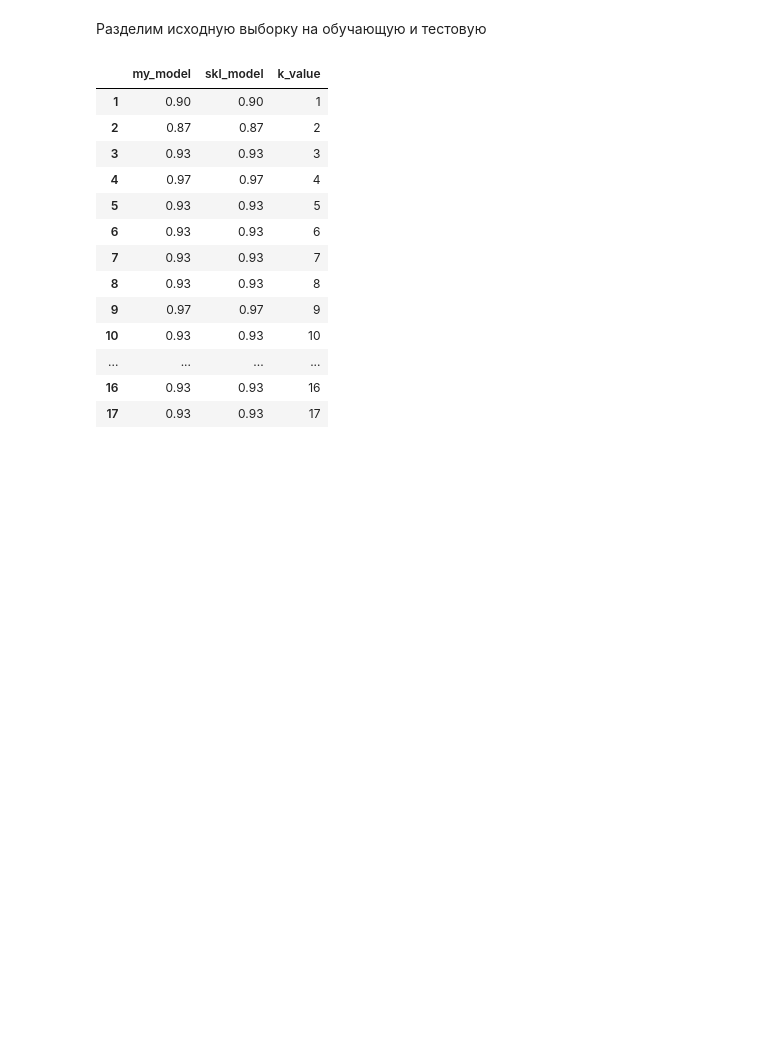
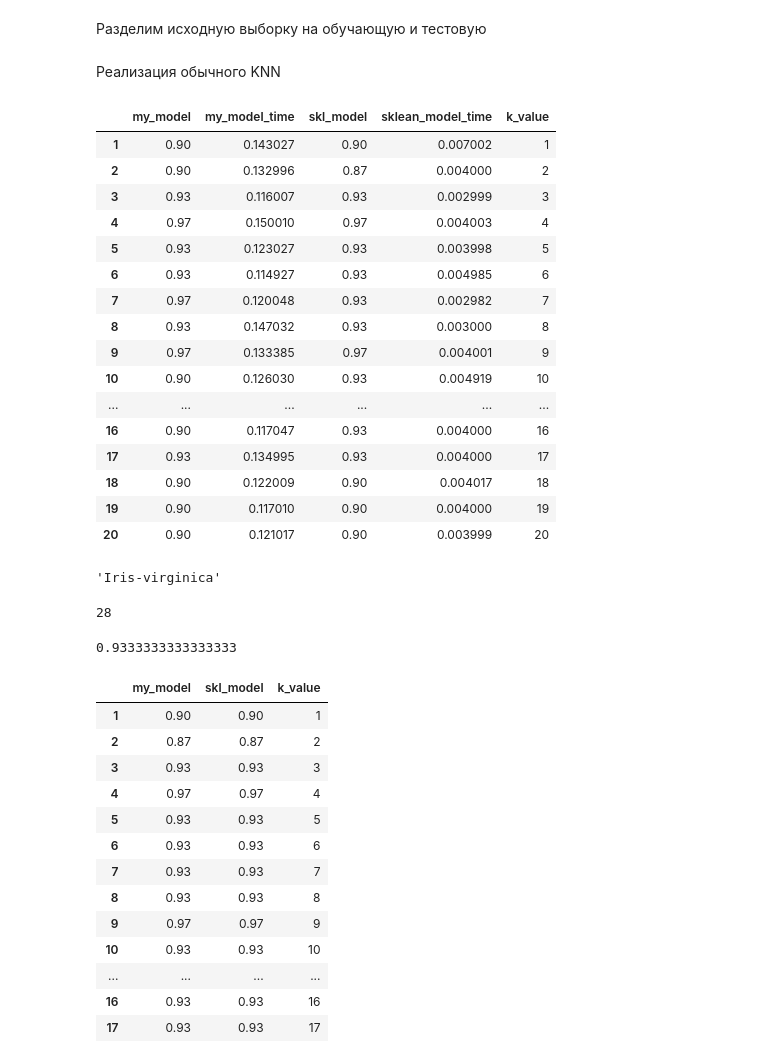
Before and after one commit to VladislavEpifanow/ML-Lab1-, a Jupyter notebook: Lab1_ML.ipynb, the cells around one changed output. Saved outputs shown, nothing was run; the diff lists cells and outputs as text; code cells hidden in the pictures; blank space fills up the shorter version.

Commit message:
Добавил свою реализацию обычного KNN и с парзеновским окном

```diff
--- a/Lab1_ML.ipynb
+++ b/Lab1_ML.ipynb
@@ -105,3 +109,19 @@ X_train, X_test, y_train, y_test = train_test_split(df.drop('class', axis = 1),
                                                     df['class'],
                                                     test_size = 0.2,
                                                     random_state = 54545)
+# %%
+## Метрики расстояния
+def euclid_distance(point_1, point_2):
+    return np.linalg.norm(point_1 - point_2)
+
+def manhattan_distance(point_1, point_2):
+    return sum(abs(point_1 - point_2))
+
+## Ядра
+def linear_kernel(dist, max_dist):
+    return (max_dist - dist)/max_dist
+
+def quadric_kernel(dist, max_dist):
+    return (max_dist ** 2 - (dist/max_dist) ** 2)/(max_dist ** 2)
+# %% [markdown]
+Реализация обычного KNN
@@ -107,0 +267,20 @@ X_train, X_test, y_train, y_test = train_test_split(df.drop('class', axis = 1),
+# %%
+comparasion_models(1,20,MyKNearestNeighbors, euclid_distance, X_train.to_numpy(), y_train, X_test.to_numpy(), y_test.to_numpy())
+# %% [output]
+|  | my_model | my_model_time | skl_model | sklean_model_time | k_value |
+| 1 | 0.90 | 0.143027 | 0.90 | 0.007002 | 1 |
+| 2 | 0.90 | 0.132996 | 0.87 | 0.004000 | 2 |
+| 3 | 0.93 | 0.116007 | 0.93 | 0.002999 | 3 |
+| 4 | 0.97 | 0.150010 | 0.97 | 0.004003 | 4 |
+| 5 | 0.93 | 0.123027 | 0.93 | 0.003998 | 5 |
+| 6 | 0.93 | 0.114927 | 0.93 | 0.004985 | 6 |
+| 7 | 0.97 | 0.120048 | 0.93 | 0.002982 | 7 |
+| 8 | 0.93 | 0.147032 | 0.93 | 0.003000 | 8 |
+| 9 | 0.97 | 0.133385 | 0.97 | 0.004001 | 9 |
+| 10 | 0.90 | 0.126030 | 0.93 | 0.004919 | 10 |
+| ... | ... | ... | ... | ... | ... |
+| 16 | 0.90 | 0.117047 | 0.93 | 0.004000 | 16 |
+| 17 | 0.93 | 0.134995 | 0.93 | 0.004000 | 17 |
+| 18 | 0.90 | 0.122009 | 0.90 | 0.004017 | 18 |
+| 19 | 0.90 | 0.117010 | 0.90 | 0.004000 | 19 |
+| 20 | 0.90 | 0.121017 | 0.90 | 0.003999 | 20 |
@@ -107,0 +289,4 @@ X_train, X_test, y_train, y_test = train_test_split(df.drop('class', axis = 1),
+# %%
+knn.predict(X_test.to_numpy()[0])
+# %% [output]
+'Iris-virginica'
@@ -108 +295,9 @@ X_train, X_test, y_train, y_test = train_test_split(df.drop('class', axis = 1),
+# %%
+sum(y_preds == y_test)
+# %% [output]
+28
+# %%
+f1_score(y_test.to_numpy(),y_preds,average = 'micro' )
+# %% [output]
+0.9333333333333333
 # %%
```
Also changed, not shown: parts of 7 cells of this notebook.
